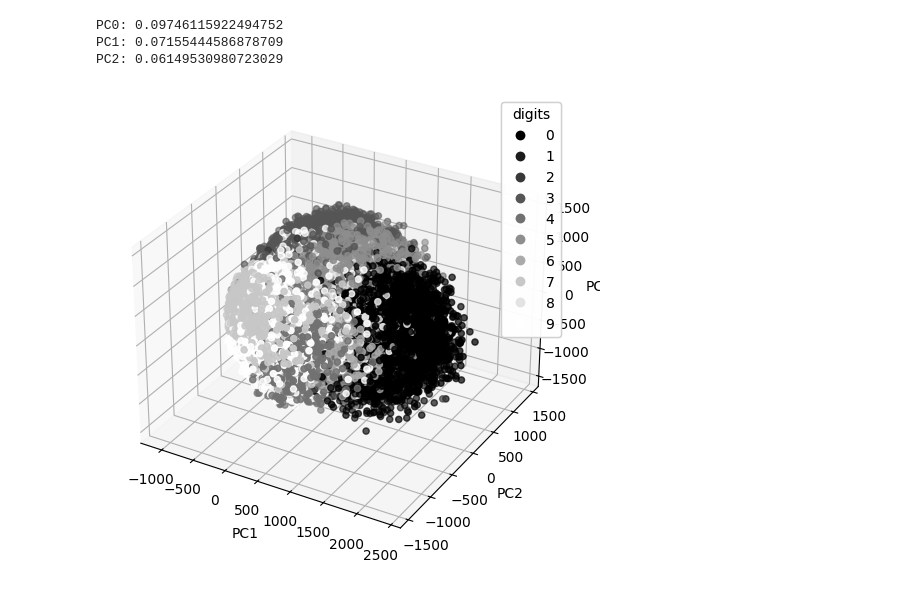
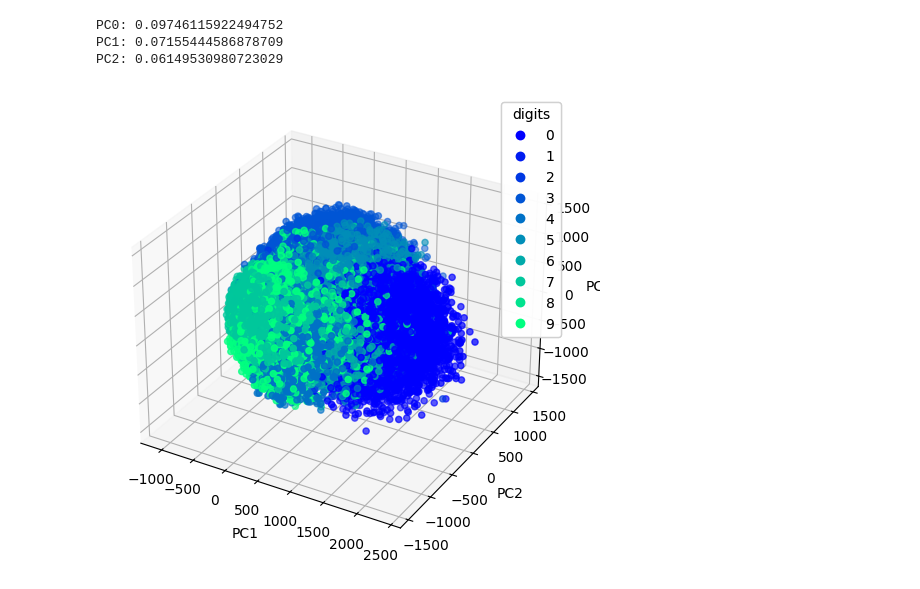
Before and after one commit to knasts/DM_labs, a Jupyter notebook: lab1DM.ipynb, the cells around one changed output. Saved outputs shown, nothing was run; the diff lists cells and outputs as text; code cells hidden in the pictures.

```diff
--- a/lab1DM.ipynb
+++ b/lab1DM.ipynb
@@ -35,14 +36,14 @@ PC2: 0.06149530980723029
 # %%
 from mpl_toolkits.mplot3d import Axes3D
 fig = plt.figure(figsize=(6, 6))
 ax = fig.add_subplot(111, projection="3d")
 scatter = ax.scatter(X_pca[:, 0], X_pca[:, 1], X_pca[:, 2],
-                     c=y.astype(int), cmap=plt.cm.gray)
+                     c=y.astype(int), cmap=plt.cm.winter)
 ax.set_xlabel("PC1")
 ax.set_ylabel("PC2")
 ax.set_zlabel("PC3")
 legend = ax.legend(*scatter.legend_elements(), title="digits")
 ax.add_artist(legend)
 plt.show()
 # %% [output]
-[figure, old version]
+[figure, new version]
```
Also changed, not shown: parts of 4 cells of this notebook, 1 other file.
